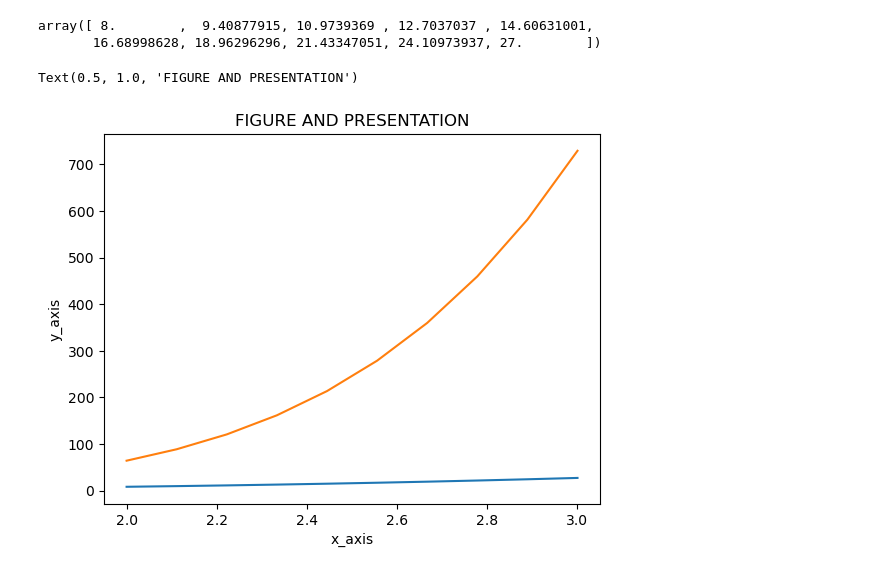
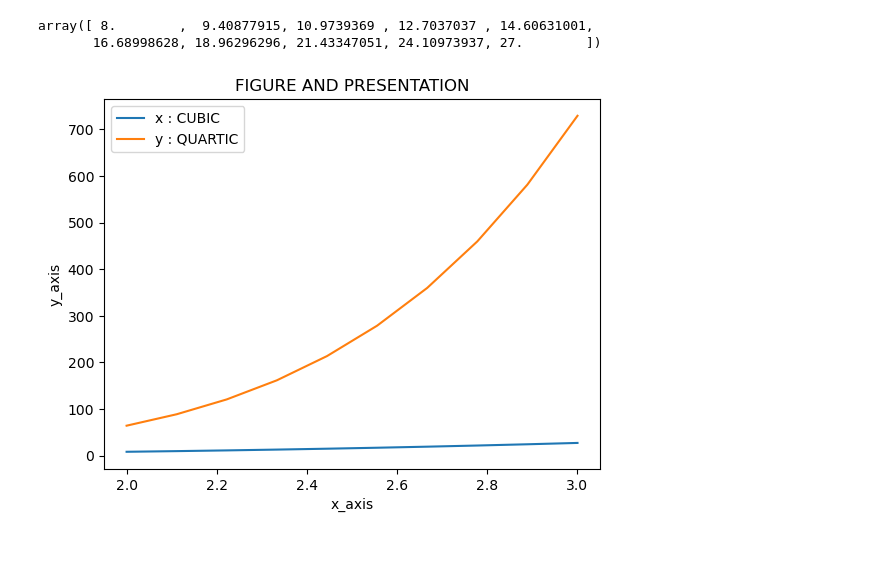
Before and after one commit to ChristianIshimwe7/ml_projects_in_jupyter, a Jupyter notebook: ishimwe1.ipynb, the cells around one changed output. Drawn from its saved outputs; the diff is of its cells as text; code cells hidden in the pictures.

```diff
--- a/ishimwe1.ipynb
+++ b/ishimwe1.ipynb
@@ -58,12 +58,19 @@ y
 array([ 8.        ,  9.40877915, 10.9739369 , 12.7037037 , 14.60631001,
        16.68998628, 18.96296296, 21.43347051, 24.10973937, 27.        ])
 # %%
+import matplotlib.pyplot as plt
+import numpy as np
+
+x = np.linspace(2, 3, 10)
+y = x**3  # Example cubic function
+
 plt.figure()
-plt.plot(x, y)
-plt.plot(x, y**2)
+plt.plot(x, y, label="x : CUBIC")
+plt.plot(x, y**2, label="y : QUARTIC")
 plt.xlabel("x_axis")
 plt.ylabel("y_axis")
 plt.title("FIGURE AND PRESENTATION")
+plt.legend()
+plt.show()
 # %% [output]
-Text(0.5, 1.0, 'FIGURE AND PRESENTATION')
-[figure, old version]
+[figure, new version]
```
